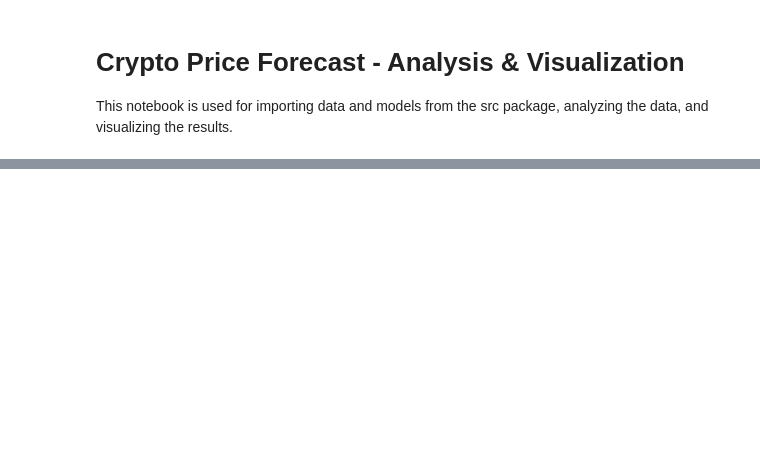
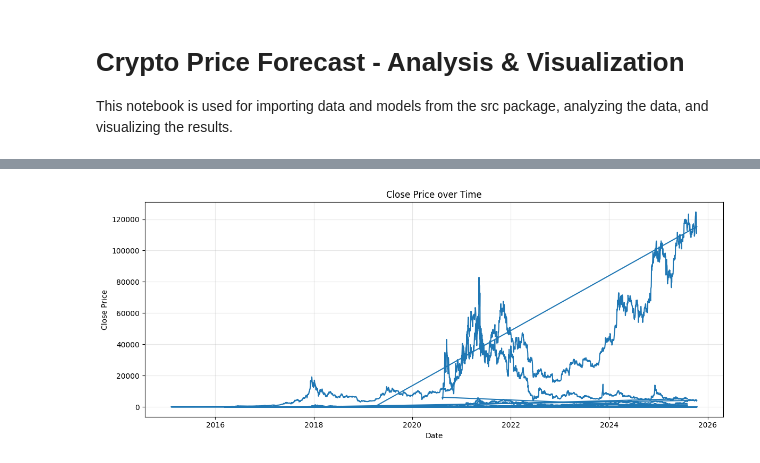
Before and after one commit to joshiminh/crypto-price-forecast-ml, a Jupyter notebook: crypto_price_forecast.ipynb, the cells around one changed output, grey strips where cells are left out. Cells and saved outputs as stored; diff of their text form; code cells hidden in the pictures; blank space fills up the shorter version.

```diff
--- a/crypto_price_forecast.ipynb
+++ b/crypto_price_forecast.ipynb
@@ -39,23 +48,14 @@ print(f"numpy {np.__version__}, pandas {pd.__version__}, tensorflow {tf.__versio
 # %%
-# Dataset overview & quick EDA
-try:
-	df
-except NameError:
-	try:
-		from src.data_loader import load_data
-		df = load_data('data/crypto_statistics_data.csv')
-	except Exception:
-		df = pd.read_csv('data/crypto_statistics_data.csv', parse_dates=['date'])
-
-df['date'] = pd.to_datetime(df['date'])
-print('Shape:', df.shape)
-print(df.dtypes)
-print('Missing values:\n', df.isnull().sum())
-print('Date range:', df['date'].min(), 'to', df['date'].max())
-
-fig = px.line(df, x='date', y='close', title='Close Price over Time')
-fig.update_layout(width=900, height=400)
-fig.show()
+plt.figure(figsize=(12, 5))
+plt.plot(df['date'], df['close'], linewidth=1.5)
+plt.title('Close Price over Time')
+plt.xlabel('Date')
+plt.ylabel('Close Price')
+plt.grid(alpha=0.3)
+plt.tight_layout()
+plt.show()
+# %% [output]
+[figure, added]
 # %%
 # Feature engineering snapshot and indicators
 eng = engineer_features(df.copy())
```
Also changed, not shown: parts of 8 cells of this notebook, 16 other files.
